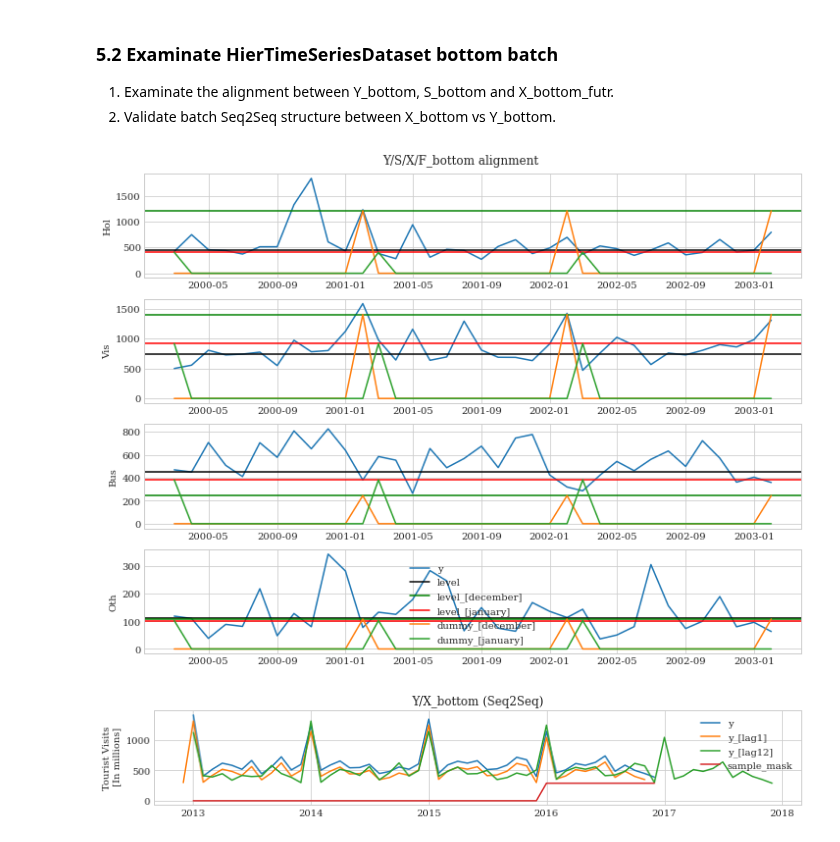
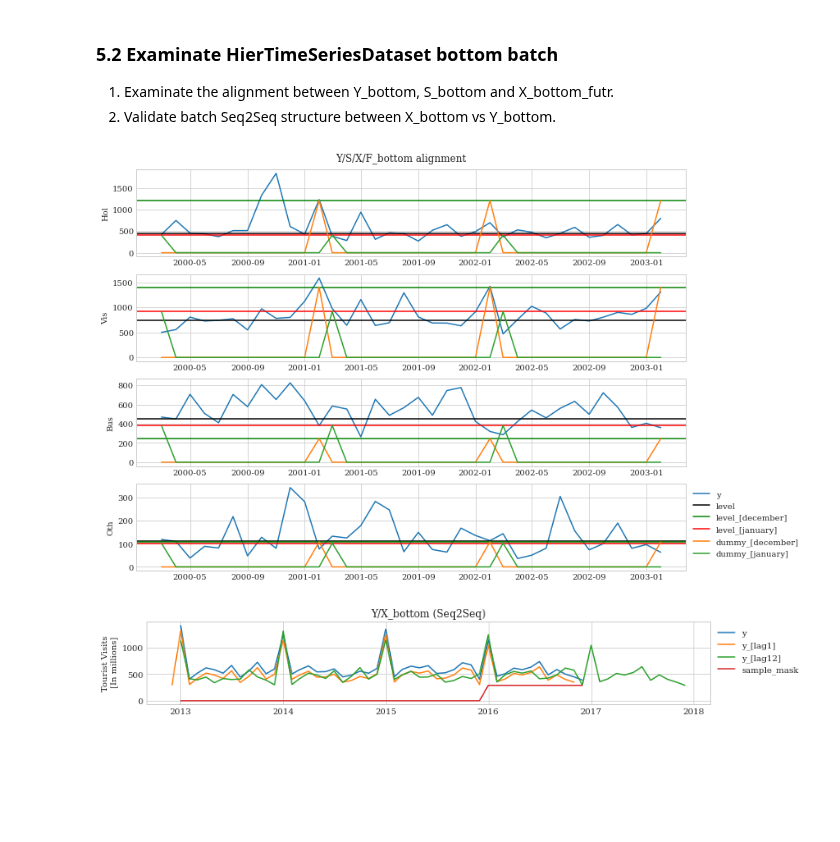
Before and after one commit to Nixtla/neuralforecast, a Jupyter notebook: nbs/data_datasets__tourismL.ipynb, the cells around one changed output. Saved outputs shown, nothing was run; the diff lists cells and outputs as text; code cells hidden in the pictures; blank space fills up the shorter version.

```diff
--- a/nbs/data_datasets__tourismL.ipynb
+++ b/nbs/data_datasets__tourismL.ipynb
@@ -1007,34 +1012,34 @@ for idx, purpose in enumerate(['Hol', 'Vis', 'Bus', 'Oth']):
     axs[idx].axhline(y=S_bottom[idx,0]*S_bottom[idx,3],
                 label='level_[january]', color='red')
 
     axs[idx].plot(dates[1:n_years*12+1],
                   F_bottom[idx,0,:n_years*12]*S_bottom[idx,0]*S_bottom[idx,2],
                  label='dummy_[december]')
     axs[idx].plot(dates[1:n_years*12+1],
                   F_bottom[idx,1,:n_years*12]*S_bottom[idx,0]*S_bottom[idx,3],
                  label='dummy_[january]')
     axs[idx].set_ylabel(purpose)
 
 plt.suptitle('Y/S/X/F_bottom alignment ', y=0.91)
-plt.legend()
+plt.legend(bbox_to_anchor=(1, 1), loc='upper left', ncol=1)
 plt.show()
 plt.close()
 
 #---------------- Y/X_bottom Seq2Seq structure ----------------#
 idx = 0
 start = 155
 end = 203
 print('\n')
 plt.figure(figsize=(12, 1.8))
 plt.plot(dates[start:end],     Y_bottom[idx,start:end]+100, label='y')
 plt.plot(dates[start-1:end-1], X_bottom[idx,0,start:end], label='y_[lag1]')
 plt.plot(dates[start:end+12],  F_bottom[idx,2,start:end+12], label='y_[lag12]')
 plt.plot(dates[start:end],     sample_mask[idx,start:end]*Y_bottom[idx,-1], label='sample_mask')
 plt.ylabel('Tourist Visits\n [In millions]')
 plt.title('Y/X_bottom (Seq2Seq)')
-plt.legend()
+plt.legend(bbox_to_anchor=(1, 1), loc='upper left', ncol=1)
 plt.show()
 plt.close()
 # %% [output]
-[figure, old version]
+[figure, new version]
-[figure, old version]
+[figure, new version]
```
Also changed, not shown: parts of 4 cells of this notebook, 2 other files.
